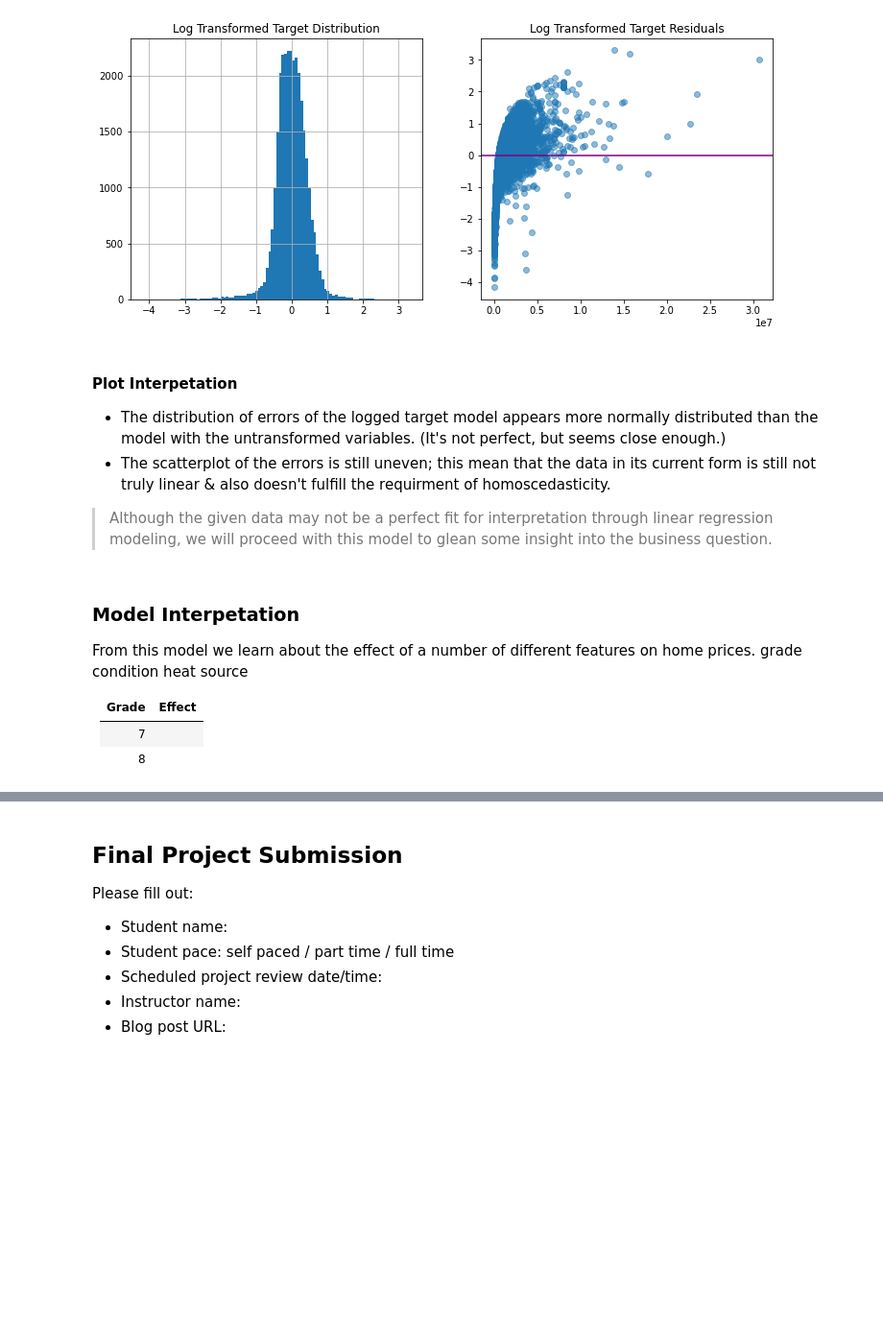
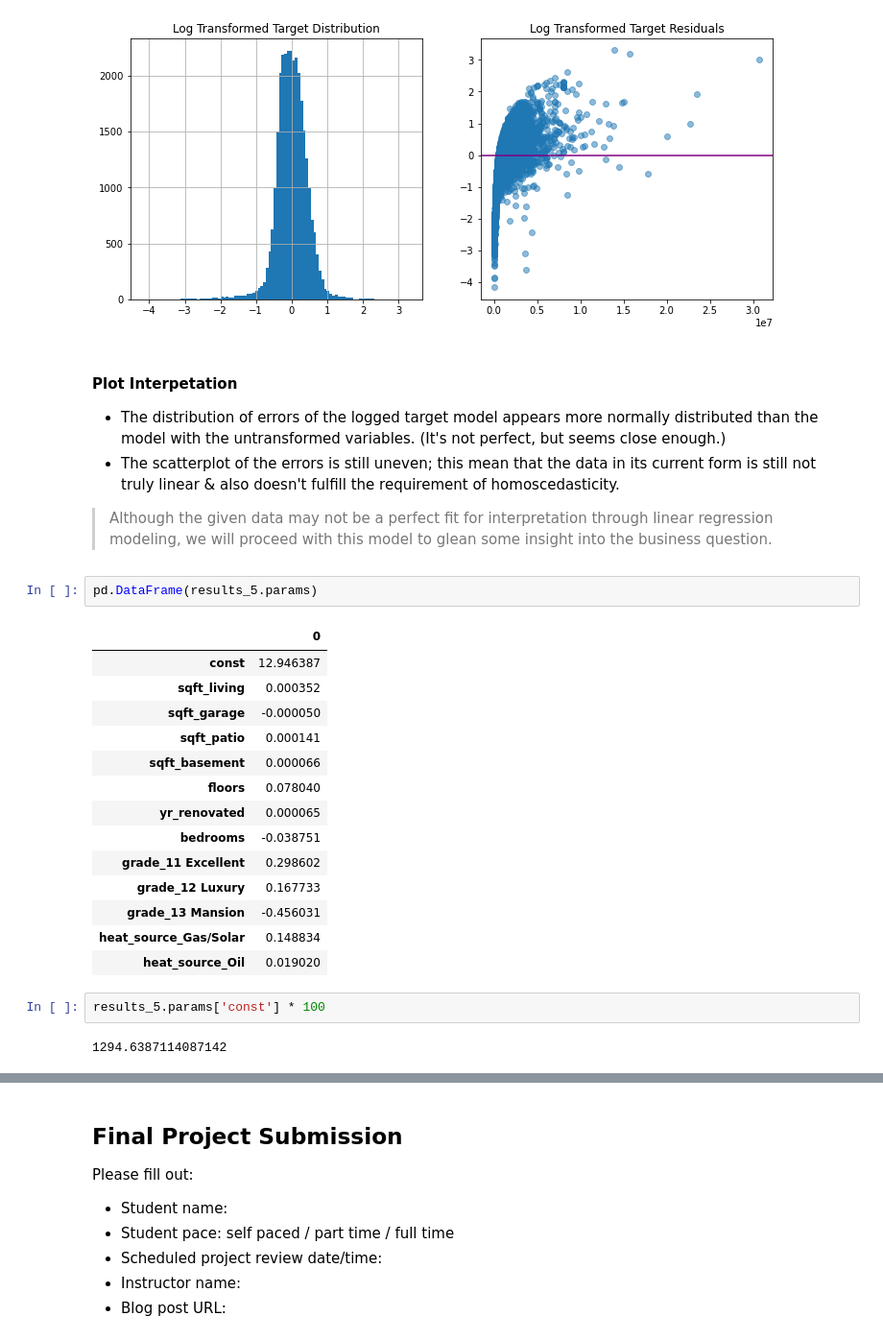
Before and after one commit to terminalcoder/Home-Features-Analysis, a Jupyter notebook: student_with_outliers.ipynb, the cells around one changed output, grey strips where cells are left out. Shown at 96% size. Saved outputs shown, nothing was run; the diff lists cells and outputs as text; blank space fills up the shorter version.

```diff
--- a/student_with_outliers.ipynb
+++ b/student_with_outliers.ipynb
@@ -483,14 +483,27 @@ plt.axhline(y = 0, c='purple');
 # %% [markdown]
 #### Plot Interpetation
 - The distribution of errors of the logged target model appears more normally distributed than the model with the untransformed variables. (It's not perfect, but seems close enough.)
-- The scatterplot of the errors is still uneven; this mean that the data in its current form is still not truly linear & also doesn't fulfill the requirment of homoscedasticity.
+- The scatterplot of the errors is still uneven; this mean that the data in its current form is still not truly linear & also doesn't fulfill the requirement of homoscedasticity.
 
 > Although the given data may not be a perfect fit for interpretation through linear regression modeling, we will proceed with this model to glean some insight into the business question.
-# %% [markdown]
-### Model Interpetation
-From this model we learn about the effect of a number of different features on home prices. grade condition heat source
-
-| Grade | Effect |
-| --- | --- |
-7 | |
-8 | |
+# %%
+pd.DataFrame(results_5.params)
+# %% [output]
+|  | 0 |
+| const | 12.946387 |
+| sqft_living | 0.000352 |
+| sqft_garage | -0.000050 |
+| sqft_patio | 0.000141 |
+| sqft_basement | 0.000066 |
+| floors | 0.078040 |
+| yr_renovated | 0.000065 |
+| bedrooms | -0.038751 |
+| grade_11 Excellent | 0.298602 |
+| grade_12 Luxury | 0.167733 |
+| grade_13 Mansion | -0.456031 |
+| heat_source_Gas/Solar | 0.148834 |
+| heat_source_Oil | 0.019020 |
+# %%
+results_5.params['const'] * 100
+# %% [output]
+1294.6387114087142
```
Also changed, not shown: parts of 10 cells of this notebook.
